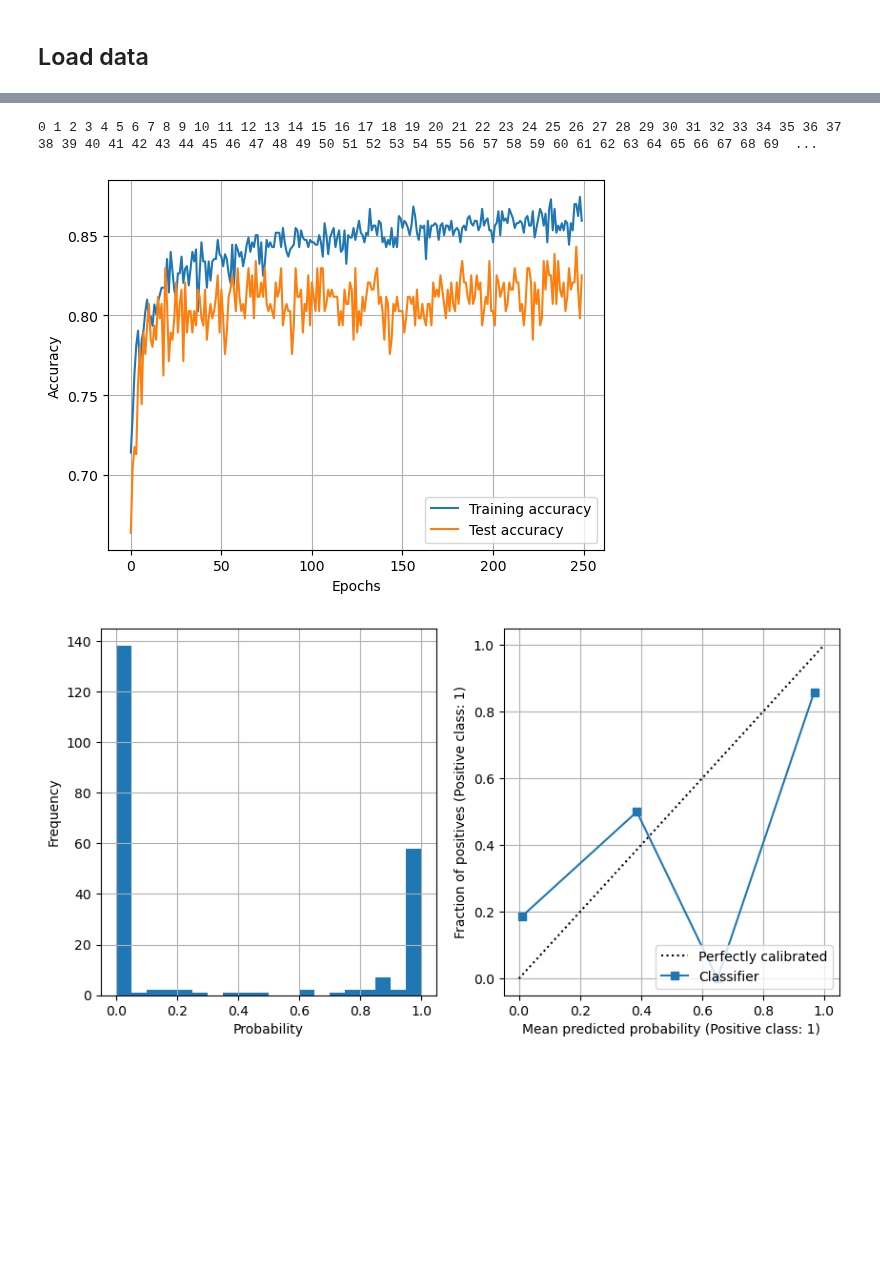
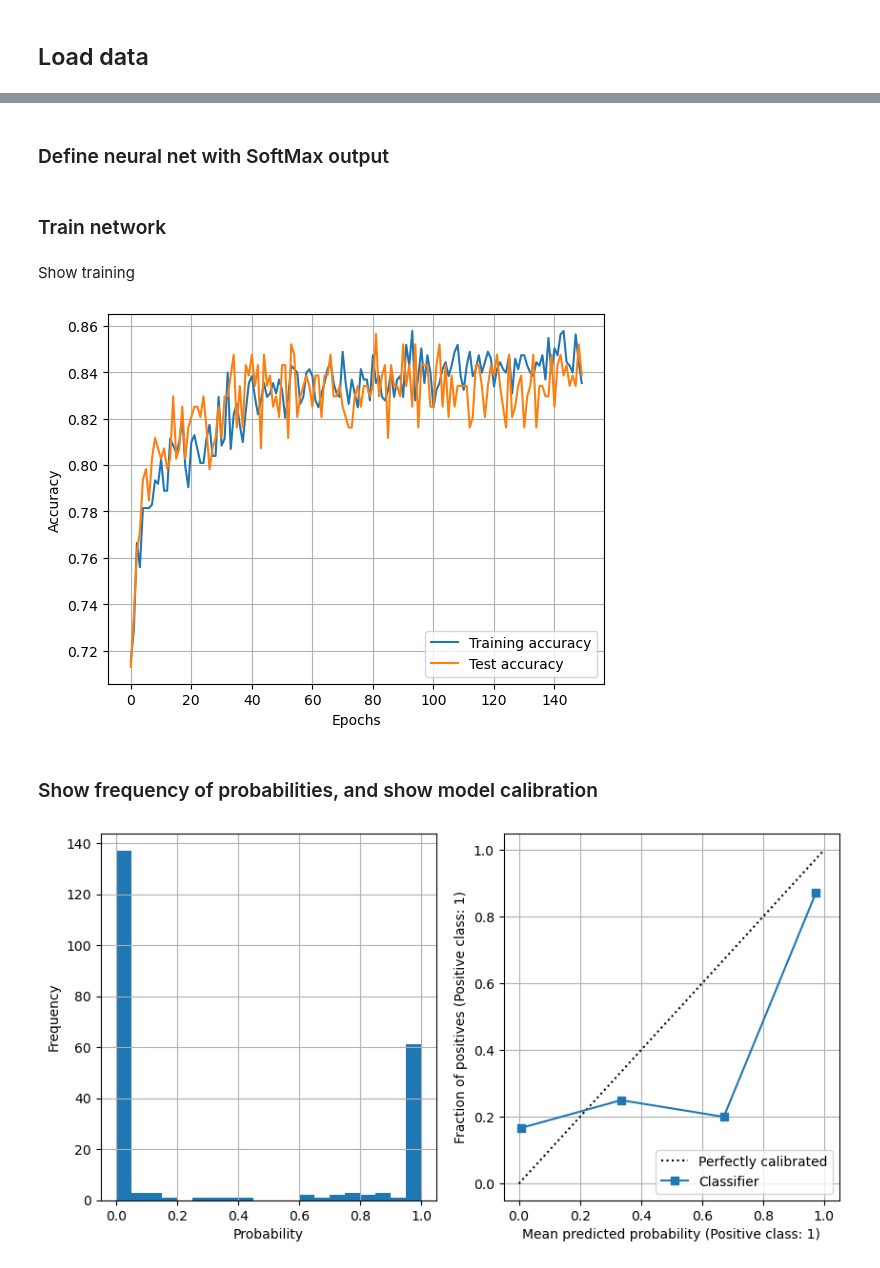
Before and after one commit to MichaelAllen1966/titanic, a Jupyter notebook: 52_pytorch_softmax_sigmoid.ipynb, the cells around one changed output, grey strips where cells are left out. Drawn from its saved outputs; the diff is of its cells as text; code cells hidden in the pictures; blank space fills up the shorter version.

```diff
--- a/52_pytorch_softmax_sigmoid.ipynb
+++ b/52_pytorch_softmax_sigmoid.ipynb
@@ -81,3 +91,5 @@ X_train_sc, X_test_sc = scale_data(X_train, X_test)
+# %% [markdown]
+### Define neural net with SoftMax output
 # %%
 class Net(torch.nn.Module):
 
@@ -104,6 +116,8 @@ class Net(torch.nn.Module):
         x = F.softmax(x, dim=1) # Sigmoid output (0-1)
 
         return x
+# %% [markdown]
+### Train network
 # %%
 # Define network
 number_features = X_train_sc.shape[1]
@@ -112,7 +126,7 @@ net = Net(number_features)
 # Set batch size (cases per batch - commonly 8-64)
 batch_size = 16
 # Epochs (number of times to pass over data)
-num_epochs = 250
+num_epochs = 150
 # Learning rate (how much each bacth updates the model)
 learning_rate = 0.001
 # Calculate number of batches
@@ -128,9 +142,8 @@ training_progress = []
 test_progress = []
 
 for epoch in range(num_epochs):
-    print (f'{epoch}', end = ' ')
 
-    # Shuffle
+    # Shuffle the training data
     X_train_sc, y_train = shuffle(X_train_sc, y_train)
 
     # Set net to training mode
@@ -167,8 +180,8 @@ for epoch in range(num_epochs):
     y_pred_test = labels.data.numpy()
     accuracy_test = np.mean(y_pred_test == y_test)
     test_progress.append(accuracy_test)
-# %% [output]
-0 1 2 3 4 5 6 7 8 9 10 11 12 13 14 15 16 17 18 19 20 21 22 23 24 25 26 27 28 29 30 31 32 33 34 35 36 37 38 39 40 41 42 43 44 45 46 47 48 49 50 51 52 53 54 55 56 57 58 59 60 61 62 63 64 65 66 67 68 69  ...
+# %% [markdown]
+Show training
 # %%
 fig = plt.figure()
 ax = fig.add_subplot()
@@ -181,27 +194,30 @@ ax.set_xlabel('Epochs')
 ax.set_ylabel('Accuracy')
 plt.show()
 # %% [output]
-[figure, old version]
+[figure, new version]
+# %% [markdown]
+### Show frequency of probabilities, and show model calibration
 # %%
 net.eval()
 test_var = Variable(torch.FloatTensor(X_test_sc))
 result = net(test_var)
-probs = result[:,1].data.numpy()
+softmax_probs = result[:,1].data.numpy()
 
 fig = plt.figure(figsize=(10,5))
 
 ax1 = fig.add_subplot(121)
 x = np.arange(num_epochs)
-ax1.hist(probs, bins=20)
+ax1.hist(softmax_probs, bins=20)
 ax1.grid()
 ax1.set_xlabel('Probability')
 ax1.set_ylabel('Frequency')
 
 ax2 = fig.add_subplot(122)
-disp1 = CalibrationDisplay.from_predictions(y_test, probs, ax=ax2, n_bins=4)
+disp1 = CalibrationDisplay.from_predictions(
+    y_test, softmax_probs, ax=ax2, n_bins=4)
 ax2.grid()
 
 plt.show()
 # %% [output]
-[figure, old version]
+[figure, new version]
 # %% [markdown]
```
Also changed, not shown: parts of 15 cells of this notebook.
